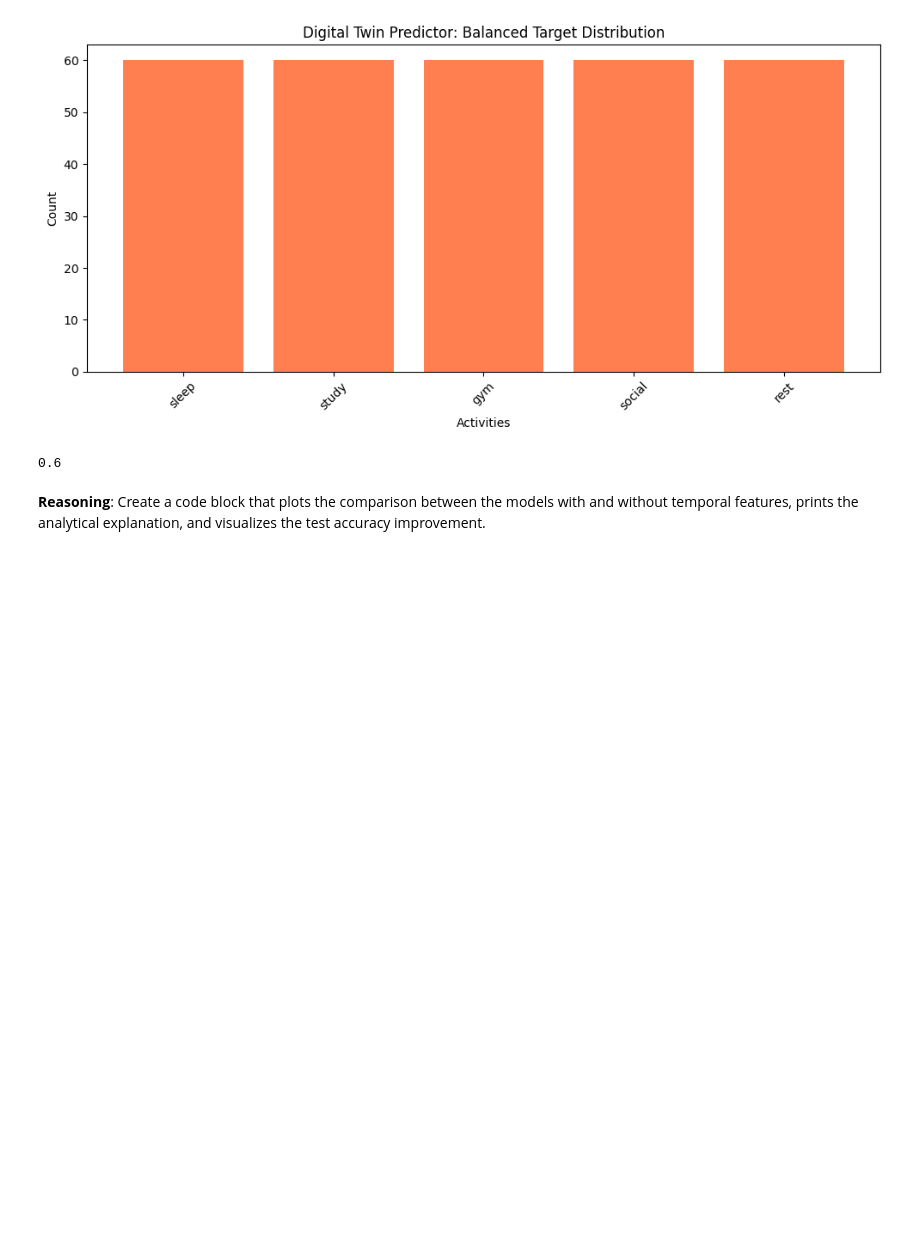
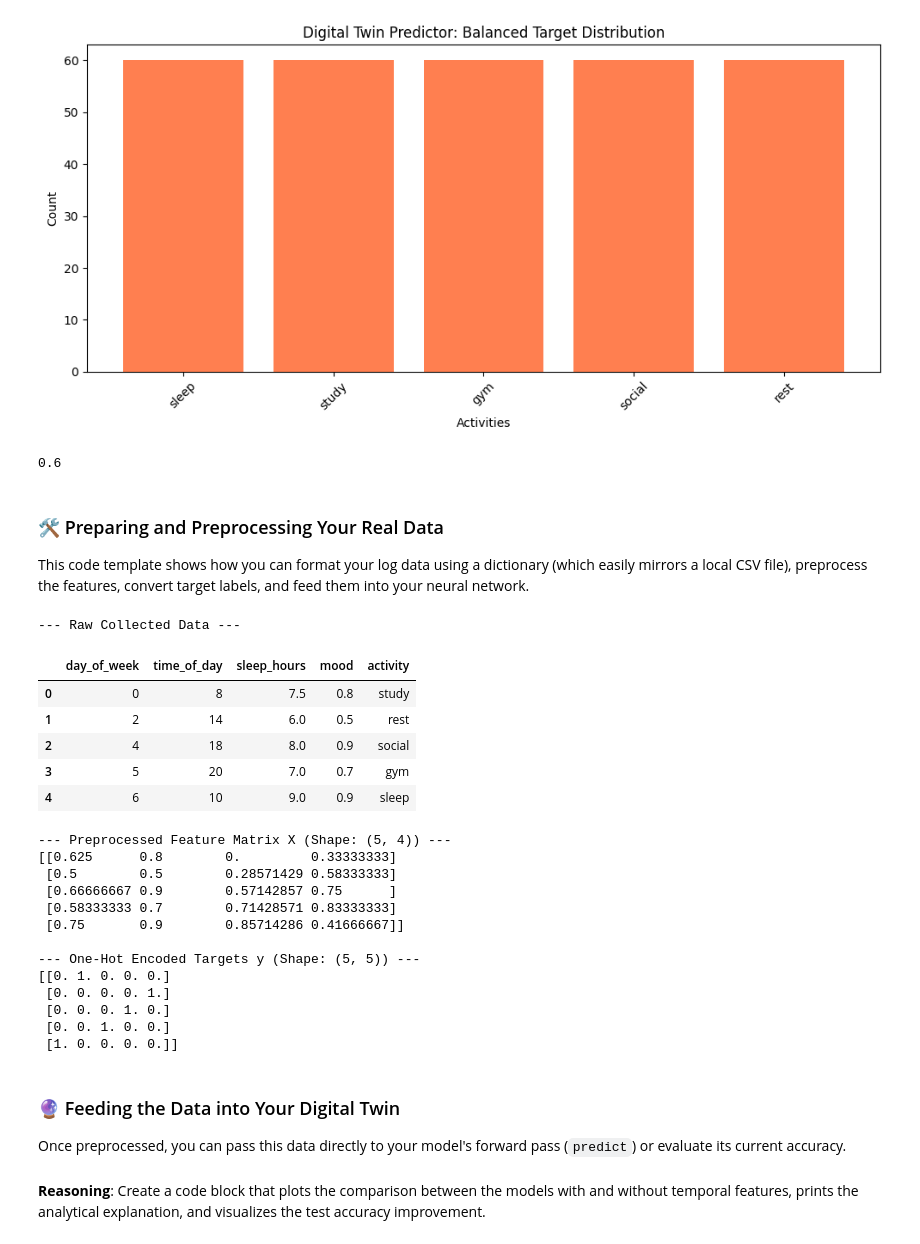
Before and after one commit to Anyangos/Digital-Twin, a Jupyter notebook: 01_probability_neural_networks.ipynb, the cells around one changed output. Cells and saved outputs as stored; diff of their text form; code cells hidden in the pictures; blank space fills up the shorter version.

Commit message:
My Digital twin b4 tokenization

```diff
--- a/01_probability_neural_networks.ipynb
+++ b/01_probability_neural_networks.ipynb
@@ -952,6 +952,74 @@ true = np.array([1, 2, 1, 0, 1])
 print(np.mean(true == 1))   # what does this print, and why?
 # %% [output]
 0.6
+# %% [markdown]
+### 🛠️ Preparing and Preprocessing Your Real Data
+
+This code template shows how you can format your log data using a dictionary (which easily mirrors a local CSV file), preprocess the features, convert target labels, and feed them into your neural network.
+# %%
+import numpy as np
+import pandas as pd
+
+# 1. Suppose this is your logged CSV or tracking spreadsheet
+my_real_data = {
+    'day_of_week': [0, 2, 4, 5, 6],     # Mon, Wed, Fri, Sat, Sun
+    'time_of_day': [8, 14, 18, 20, 10],  # Hour of the day (0-23)
+    'sleep_hours': [7.5, 6.0, 8.0, 7.0, 9.0],
+    'mood': [0.8, 0.5, 0.9, 0.7, 0.9],   # Mood scale (0 to 1)
+    'activity': ['study', 'rest', 'social', 'gym', 'sleep']
+}
+
+# Convert to DataFrame
+df_real = pd.DataFrame(my_real_data)
+print("--- Raw Collected Data ---")
+display(df_real)
+
+# 2. Map Categorical Target to One-Hot Encoding
+activities = ["sleep", "study", "gym", "social", "rest"]
+activity_to_index = {name: i for i, name in enumerate(activities)}
+
+# Create the Target Matrix (y)
+y_real = np.zeros((len(df_real), len(activities)))
+for idx, row in df_real.iterrows():
+    act_idx = activity_to_index[row['activity']]
+    y_real[idx, act_idx] = 1.0
+
+# 3. Scale and Normalize Input Features (X)
+# Ensure we scale our inputs the exact same way our model expects (0 to 1 scaling)
+X_real = np.zeros((len(df_real), 4))
+X_real[:, 0] = df_real['sleep_hours'] / 12.0  # Normalized sleep (assuming 12 hrs max)
+X_real[:, 1] = df_real['mood']                # Already 0-1 range
+X_real[:, 2] = df_real['day_of_week'] / 7.0   # Normalized Day index
+X_real[:, 3] = df_real['time_of_day'] / 24.0  # Normalized Hour
+
+print("\n--- Preprocessed Feature Matrix X (Shape: {}) ---".format(X_real.shape))
+print(X_real)
+print("\n--- One-Hot Encoded Targets y (Shape: {}) ---".format(y_real.shape))
+print(y_real)
+# %% [output]
+--- Raw Collected Data ---
+|  | day_of_week | time_of_day | sleep_hours | mood | activity |
+| 0 | 0 | 8 | 7.5 | 0.8 | study |
+| 1 | 2 | 14 | 6.0 | 0.5 | rest |
+| 2 | 4 | 18 | 8.0 | 0.9 | social |
+| 3 | 5 | 20 | 7.0 | 0.7 | gym |
+| 4 | 6 | 10 | 9.0 | 0.9 | sleep |
+--- Preprocessed Feature Matrix X (Shape: (5, 4)) ---
+[[0.625      0.8        0.         0.33333333]
+ [0.5        0.5        0.28571429 0.58333333]
+ [0.66666667 0.9        0.57142857 0.75      ]
+ [0.58333333 0.7        0.71428571 0.83333333]
+ [0.75       0.9        0.85714286 0.41666667]]
+
+--- One-Hot Encoded Targets y (Shape: (5, 5)) ---
+[[0. 1. 0. 0. 0.]
+ [0. 0. 0. 0. 1.]
+ [0. 0. 0. 1. 0.]
+ [0. 0. 1. 0. 0.]
+ [1. 0. 0. 0. 0.]]
+# %% [markdown]
+### 🔮 Feeding the Data into Your Digital Twin
+Once preprocessed, you can pass this data directly to your model's forward pass (`predict`) or evaluate its current accuracy.
 # %% [markdown]
 **Reasoning**:
 Create a code block that plots the comparison between the models with and without temporal features, prints the analytical explanation, and visualizes the test accuracy improvement.
```
Also changed, not shown: parts of 6 cells of this notebook.
